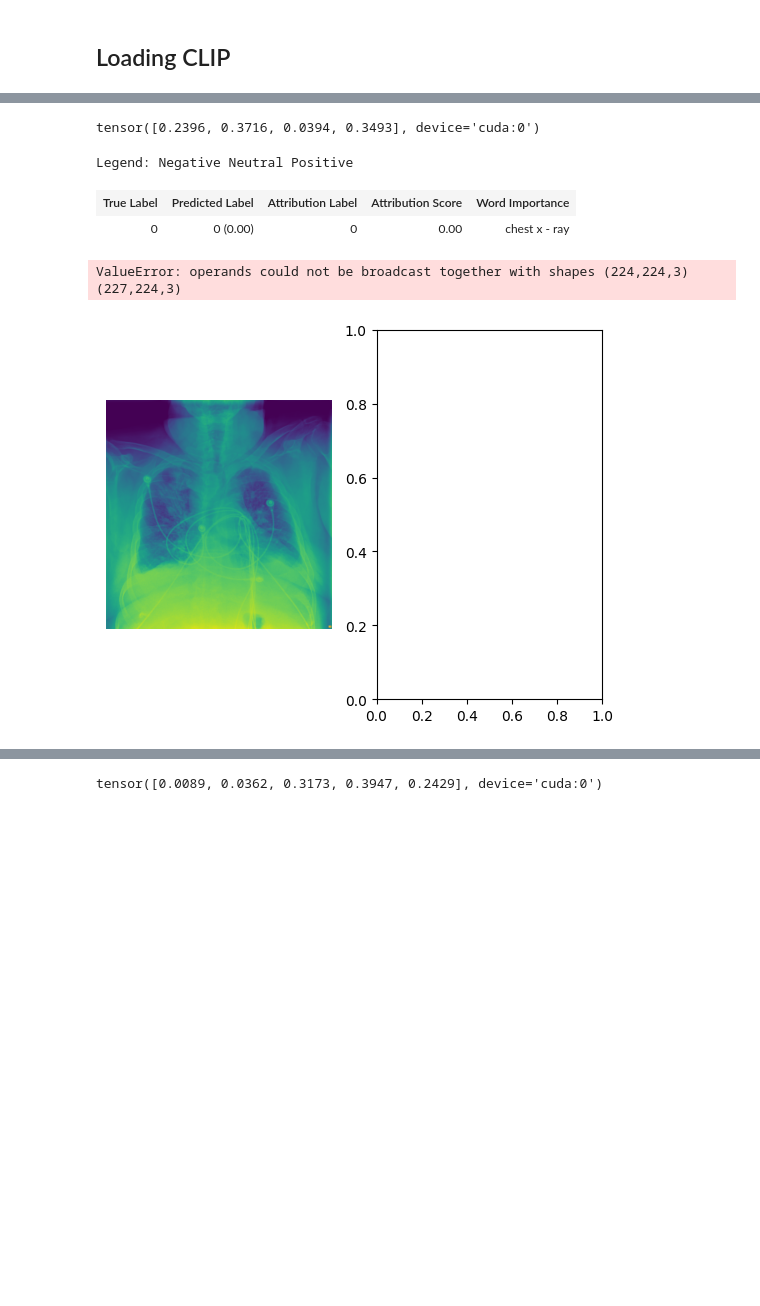
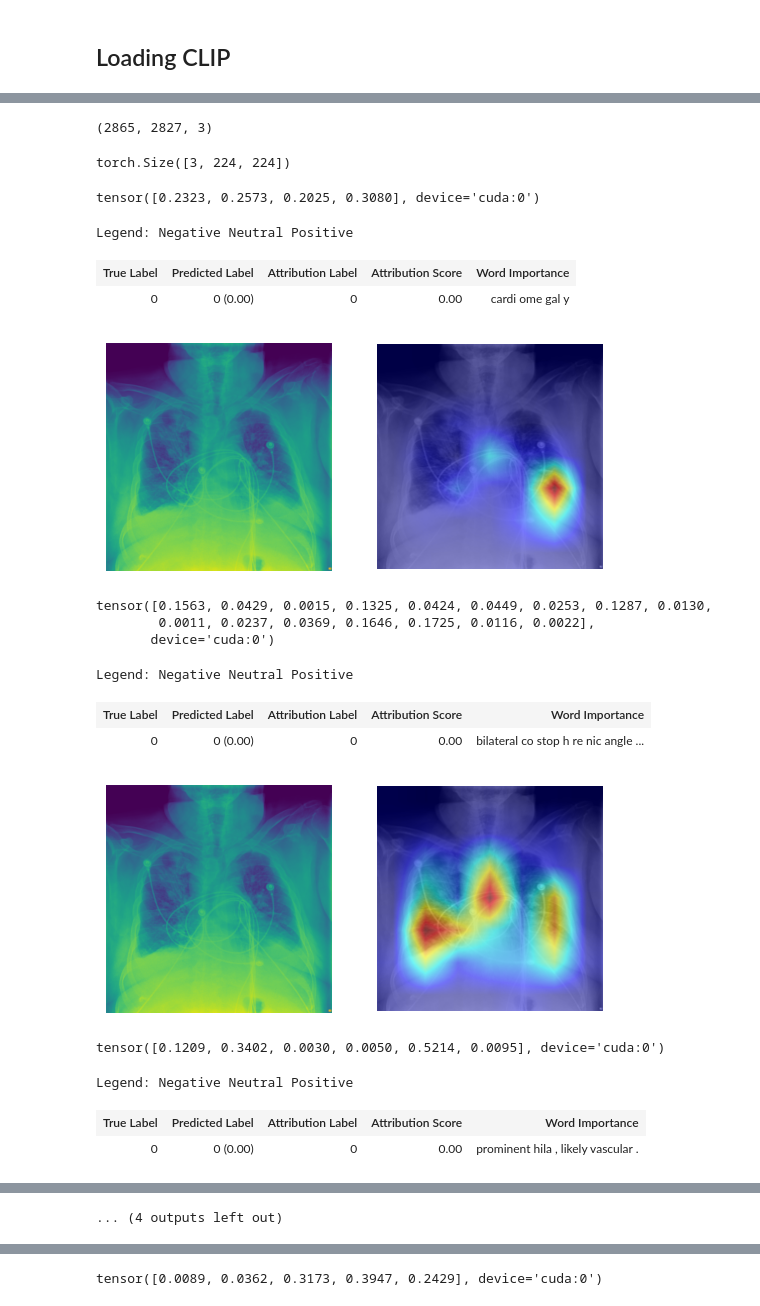
Before and after one commit to homiecal/dap-playground, a Jupyter notebook: CLIP_explainability.ipynb, the cells around one changed output, grey strips where cells are left out. Saved outputs shown, nothing was run; the diff lists cells and outputs as text; code cells hidden in the pictures; blank space fills up the shorter version.

```diff
--- a/CLIP_explainability.ipynb
+++ b/CLIP_explainability.ipynb
@@ -261,3 +258,2 @@ NameError: name 'clip' is not defined
 # %%
 device = "cuda" if torch.cuda.is_available() else "cpu"
-_, preprocess = clip.load("ViT-B/32", device=device, jit=False)
@@ -283,3 +269,18 @@ class color:
    BOLD = '\033[1m'
    UNDERLINE = '\033[4m'
    END = '\033[0m'
+# %%
+raw_img = Image.open(img_path)
+# %%
+img = np.asarray(raw_img, dtype=np.float32)      # (H, W)
+img = np.repeat(img[:, :, None], 3, axis=2)      # (H, W, 3)
+# img = img.transpose(2, 0, 1)     # (3, H, W) # ToTensor() does this
+img.shape
+# %% [output]
+(2865, 2827, 3)
+# %%
+def padchest_preprocess(img):
+  img = np.asarray(raw_img, dtype=np.float32)      # (H, W)
+  img = img.astype(np.float32) / 65535 * 255 # rescale to 2555
+  img = np.repeat(img[:, :, None], 3, axis=2)      # (H, W, 3)
+  return img
@@ -286,22 +289,39 @@ class color:
+# %%
+img
+# %% [output]
+torch.Size([3, 224, 224])
 # %%
+# Image from padchest
 img_path = "/content/drive/MyDrive/Research/data/padchest/sample/101103270798497222826083823719046670601_jw1fu2.png"
-img = preprocess(Image.open(img_path).convert("RGB")).unsqueeze(0).to(device)
-texts = ["chest x-ray"]
+img = padchest_preprocess(Image.open(img_path))
+# CheXzero transforms
+img = preprocess(img).unsqueeze(0).to(device)
+texts = ["Cardiomegaly", "Bilateral costophrenic angle blunting suggesting pleural effusions.", "Prominent hila, likely vascular.", "New right upper lobe alveolar infiltrate, possibly cardiogenic or inflammatory/infectious."]
 text = clip.tokenize(texts).to(device)
 
 # Move the model to the GPU if it's not already there
 model = model.to(device)
 
 R_text, R_image = interpret(model=model, image=img, texts=text, device=device)
 batch_size = text.shape[0]
 for i in range(batch_size):
   show_heatmap_on_text(texts[i], text[i], R_text[i])
   show_image_relevance(R_image[i], img, orig_image=Image.open(img_path))
   plt.show()
 # %% [output]
-tensor([0.2396, 0.3716, 0.0394, 0.3493], device='cuda:0')
+tensor([0.2323, 0.2573, 0.2025, 0.3080], device='cuda:0')
 Legend: Negative Neutral Positive
 | True Label | Predicted Label | Attribution Label | Attribution Score | Word Importance |
-| 0 | 0 (0.00) | 0 | 0.00 | chest x - ray |
+| 0 | 0 (0.00) | 0 | 0.00 | cardi ome gal y |
+[figure, new version]
-ValueError: operands could not be broadcast together with shapes (224,224,3) (227,224,3)
+tensor([0.1563, 0.0429, 0.0015, 0.1325, 0.0424, 0.0449, 0.0253, 0.1287, 0.0130,
+        0.0011, 0.0237, 0.0369, 0.1646, 0.1725, 0.0116, 0.0022],
+       device='cuda:0')
-[figure, old version]
+Legend: Negative Neutral Positive
+| True Label | Predicted Label | Attribution Label | Attribution Score | Word Importance |
+| 0 | 0 (0.00) | 0 | 0.00 | bilateral co stop h re nic angle ... |
+[figure, added]
+tensor([0.1209, 0.3402, 0.0030, 0.0050, 0.5214, 0.0095], device='cuda:0')
+Legend: Negative Neutral Positive
+| True Label | Predicted Label | Attribution Label | Attribution Score | Word Importance |
+| 0 | 0 (0.00) | 0 | 0.00 | prominent hila , likely vascular . |
@@ -308,2 +329,3 @@ ValueError: operands could not be broadcast together with shapes (224,224,3) (22
+... (4 outputs left out)
 # %%
 img
```
Also changed, not shown: parts of 13 cells of this notebook.
